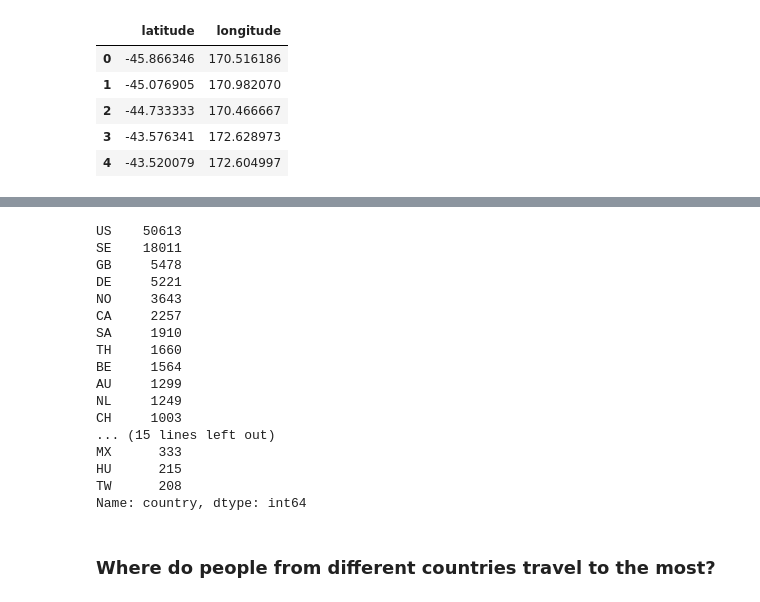
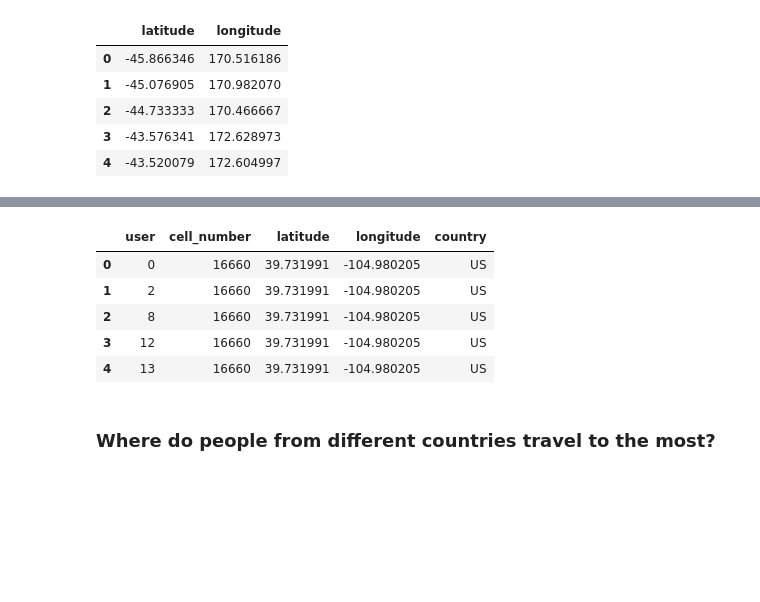
Before and after one commit to epfl-ada/ada-2020-project-milestone-p3-p3_pia, a Jupyter notebook: extension_analysis.ipynb, the cells around one changed output, grey strips where cells are left out. Drawn from its saved outputs; the diff is of its cells as text; code cells hidden in the pictures; blank space fills up the shorter version.

```diff
--- a/extension_analysis.ipynb
+++ b/extension_analysis.ipynb
@@ -160,16 +177,20 @@ Now we work on the home: Home is now the center of each cell with the most check
 user_cell_b = copy_checkins_b.groupby(["user", "cell_number"]).count()
 user_cell_g = copy_checkins_g.groupby(["user", "cell_number"]).count()
 
-user_cell_b = user_cell_b.drop(columns = ["month", 'day', 'hour', "latitude", "longitude"]) #We don't need them anymore\n",
-user_cell_g = user_cell_g.drop(columns = ["month", 'day', 'hour', "latitude", "longitude"])
+#We can remove these columns
+user_cell_b = user_cell_b.drop(columns = ["latitude", "longitude"])
+user_cell_g = user_cell_g.drop(columns = ["latitude", "longitude"])
 
-user_cell_b.columns = ["count"] #rename the column to count
+#rename the column to count
+user_cell_b.columns = ["count"]
 user_cell_g.columns = ["count"]
 
-user_cell_b = user_cell_b.sort_values("count").groupby(level=0).tail(1).sort_values('user') #Sort by user to have user 0 first\n",
+#Sort by user to have user 0 first
+user_cell_b = user_cell_b.sort_values("count").groupby(level=0).tail(1).sort_values('user')
 user_cell_g = user_cell_g.sort_values("count").groupby(level=0).tail(1).sort_values('user')
 
-user_cell_b = user_cell_b.reset_index().drop(columns=["count"]) #Reset the index to break the multiindex and keep only the column cell_number\n",
+#Reset the index to break the multiindex and keep only the column cell_number
+user_cell_b = user_cell_b.reset_index().drop(columns=["count"])
 user_cell_g = user_cell_g.reset_index().drop(columns=["count"])
 # %%
 user_cell_b.head()
@@ -258,3 +281,3 @@ hm_countries_g.head()
 # %%
-# hm_countries_b = homes_b.merge(hm_countries_b, on=['latitude', 'longitude'])
-hm_countries_g = homes_g.merge(hm_countries_g, on=['latitude', 'longitude'])
+homes_countries_b = homes_b.merge(homes_countries_b, on=['latitude', 'longitude'])
+homes_countries_g = homes_g.merge(homes_countries_g, on=['latitude', 'longitude'])
@@ -271,24 +284,12 @@ hm_countries_g.head()
-# %%
-# hm_countries_b['country'].value_counts()[:30]
-hm_countries_g['country'].value_counts()[:30]
-# %% [output]
-US    50613
-SE    18011
-GB     5478
-DE     5221
-NO     3643
-CA     2257
-SA     1910
-TH     1660
-BE     1564
-AU     1299
-NL     1249
-CH     1003
-... (15 lines left out)
-MX      333
-HU      215
-TW      208
-Name: country, dtype: int64
+# %%
+homes_countries_b.head()
+# %% [output]
+|  | user | cell_number | latitude | longitude | country |
+| 0 | 0 | 16660 | 39.731991 | -104.980205 | US |
+| 1 | 2 | 16660 | 39.731991 | -104.980205 | US |
+| 2 | 8 | 16660 | 39.731991 | -104.980205 | US |
+| 3 | 12 | 16660 | 39.731991 | -104.980205 | US |
+| 4 | 13 | 16660 | 39.731991 | -104.980205 | US |
 # %% [markdown]
 ### Where do people from different countries travel to the most?
 # %% [markdown]
```
Also changed, not shown: parts of 38 cells of this notebook, 1 other file.
